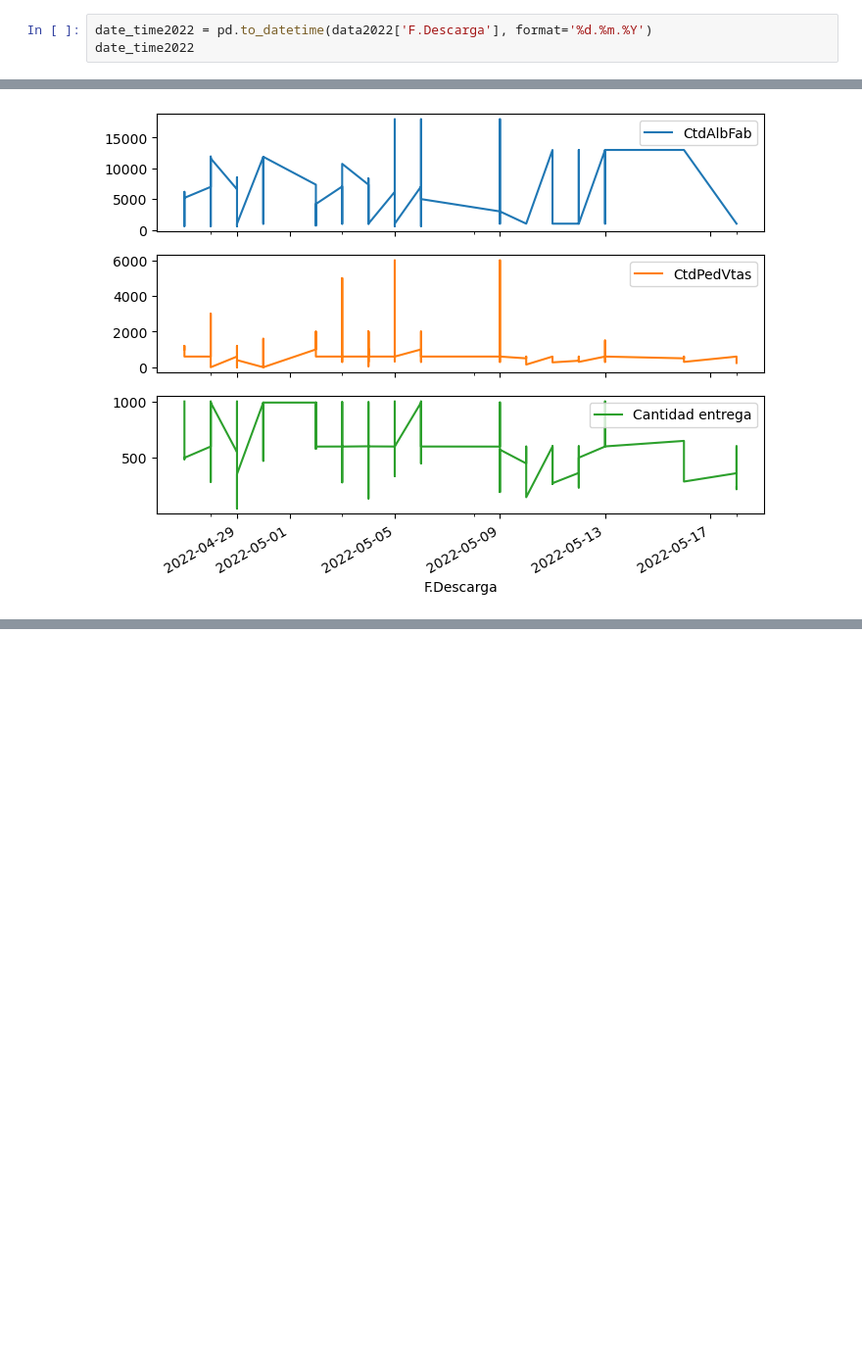
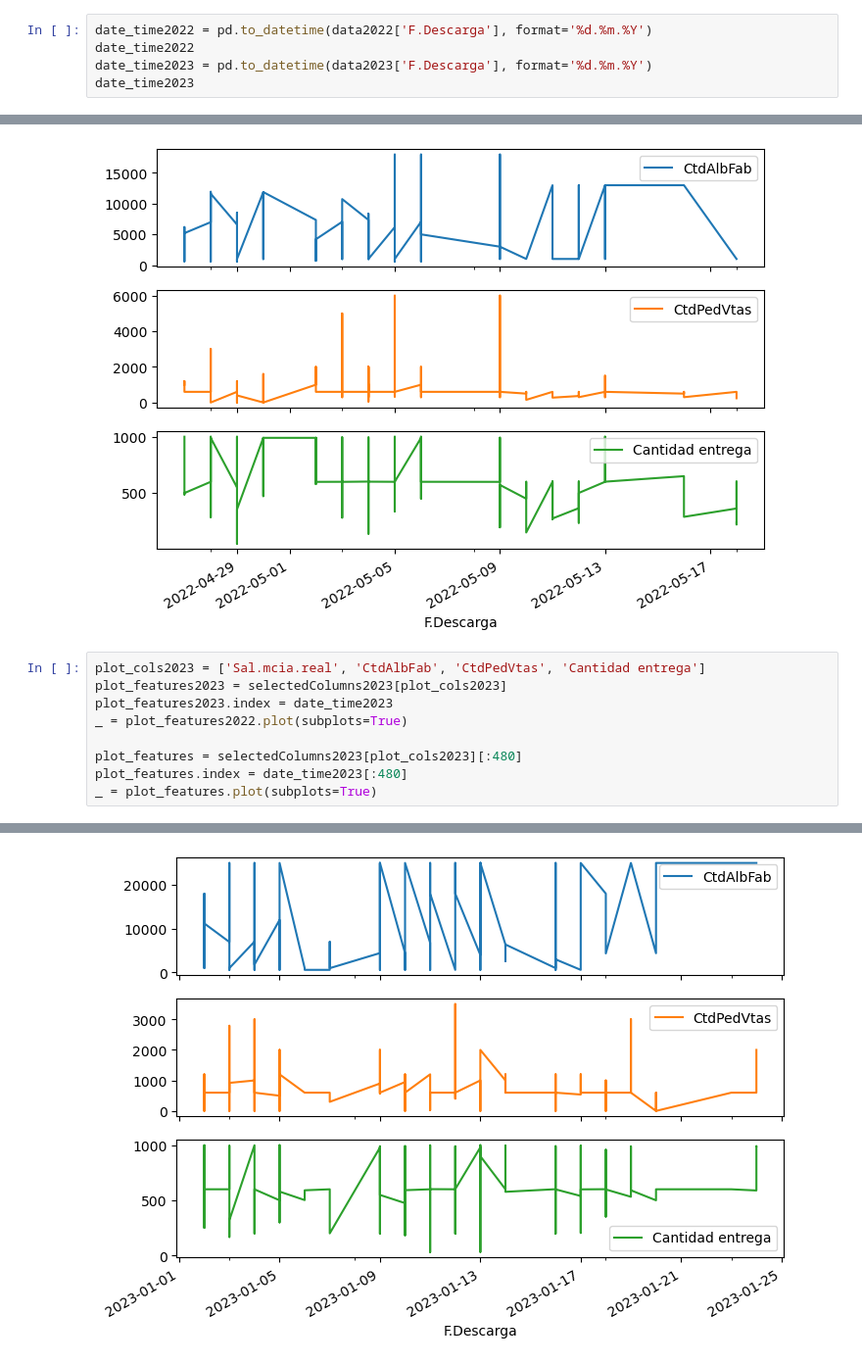
Before and after one commit to DAMM-PAE/Backend, a Jupyter notebook: jupiter/predict.ipynb, the cells around one changed output, grey strips where cells are left out. Shown: that part at 98% size. Saved outputs shown, nothing was run; the diff lists cells and outputs as text; blank space fills up the shorter version.

```diff
--- a/jupiter/predict.ipynb
+++ b/jupiter/predict.ipynb
@@ -284,4 +284,6 @@ Name: H.fin.Desc, Length: 11016, dtype: datetime64[ns]
 # %%
 date_time2022 = pd.to_datetime(data2022['F.Descarga'], format='%d.%m.%Y')
 date_time2022
+date_time2023 = pd.to_datetime(data2023['F.Descarga'], format='%d.%m.%Y')
+date_time2023
 # %% [output]
@@ -309,3 +311,13 @@ _ = plot_features.plot(subplots=True)
 # %% [output]
 [figure]
 [figure]
+# %%
+plot_cols2023 = ['Sal.mcia.real', 'CtdAlbFab', 'CtdPedVtas', 'Cantidad entrega']
+plot_features2023 = selectedColumns2023[plot_cols2023]
+plot_features2023.index = date_time2023
+_ = plot_features2022.plot(subplots=True)
+
+plot_features = selectedColumns2023[plot_cols2023][:480]
+plot_features.index = date_time2023[:480]
+_ = plot_features.plot(subplots=True)
+# %% [output]
@@ -311,0 +325 @@ _ = plot_features.plot(subplots=True)
+[figure, added]
```
Also changed, not shown: parts of 2 cells of this notebook.
